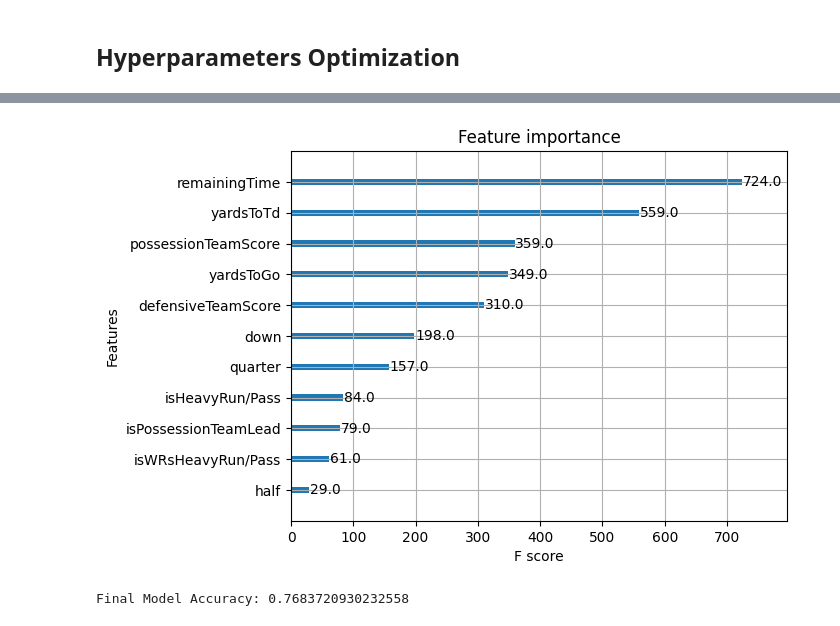
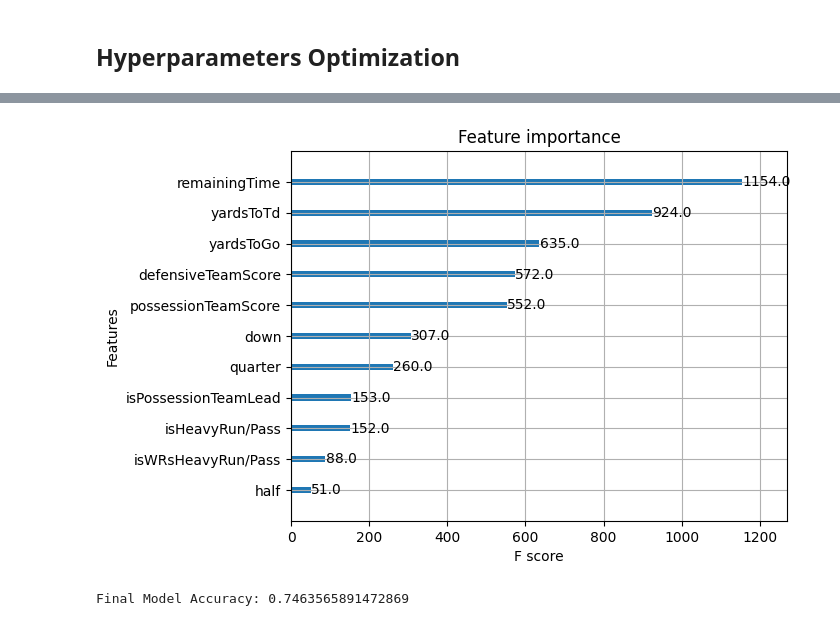
Before and after one commit to karahanOS/A2550, a Jupyter notebook: pre-snap-game-prediction.ipynb, the cells around one changed output, grey strips where cells are left out. Saved outputs shown, nothing was run; the diff lists cells and outputs as text; code cells hidden in the pictures.

```diff
--- a/pre-snap-game-prediction.ipynb
+++ b/pre-snap-game-prediction.ipynb
@@ -478,14 +503,14 @@ Test Log Loss: 0.5133 ± 0.0032
 # %%
 # After finding best model
 best_model = XGBClassifier(**best_params)
-best_model.fit(X, y)
+best_model.fit(X_train, y_train)
 xgb.plot_importance(best_model)
 plt.show()
 # Final model predictions and evaluation
 y_pred_final = best_model.predict(X_test)
 accuracy_final = accuracy_score(y_test, y_pred_final)
 
 print(f'Final Model Accuracy: {accuracy_final}')
 # %% [output]
-[figure, old version]
+[figure, new version]
-Final Model Accuracy: 0.7683720930232558
+Final Model Accuracy: 0.7463565891472869
```
Also changed, not shown: parts of 7 cells of this notebook.
